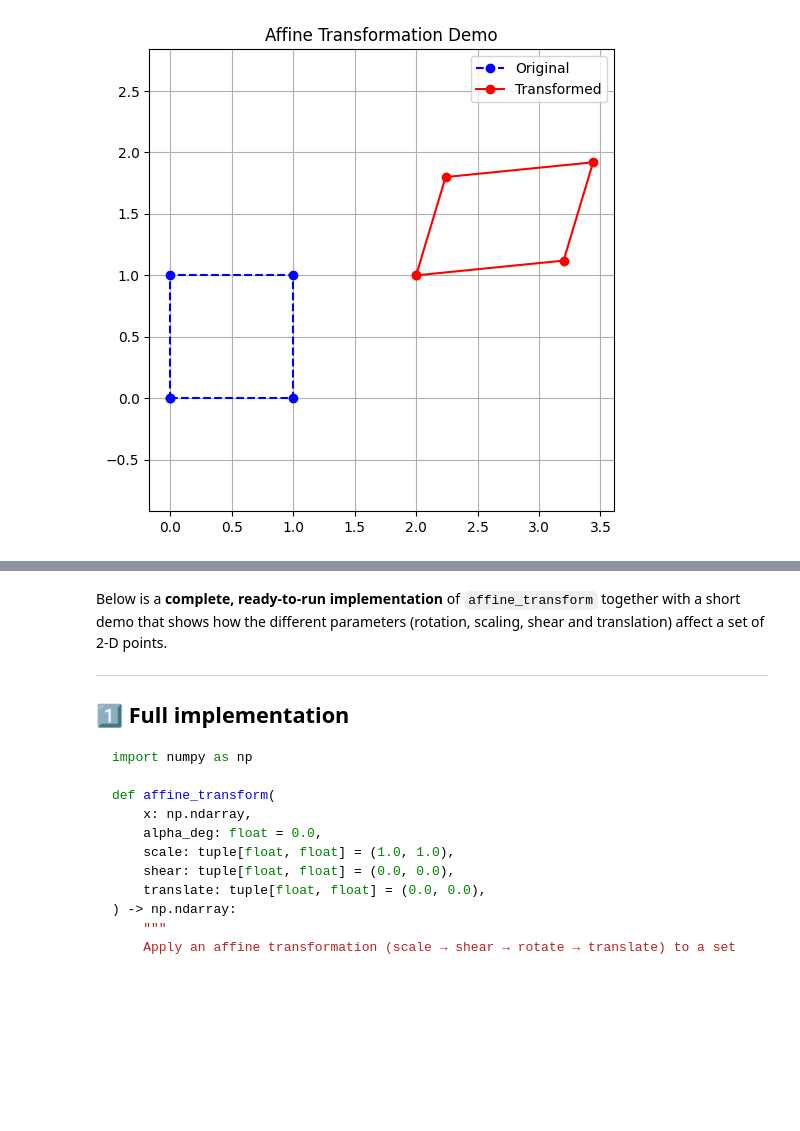
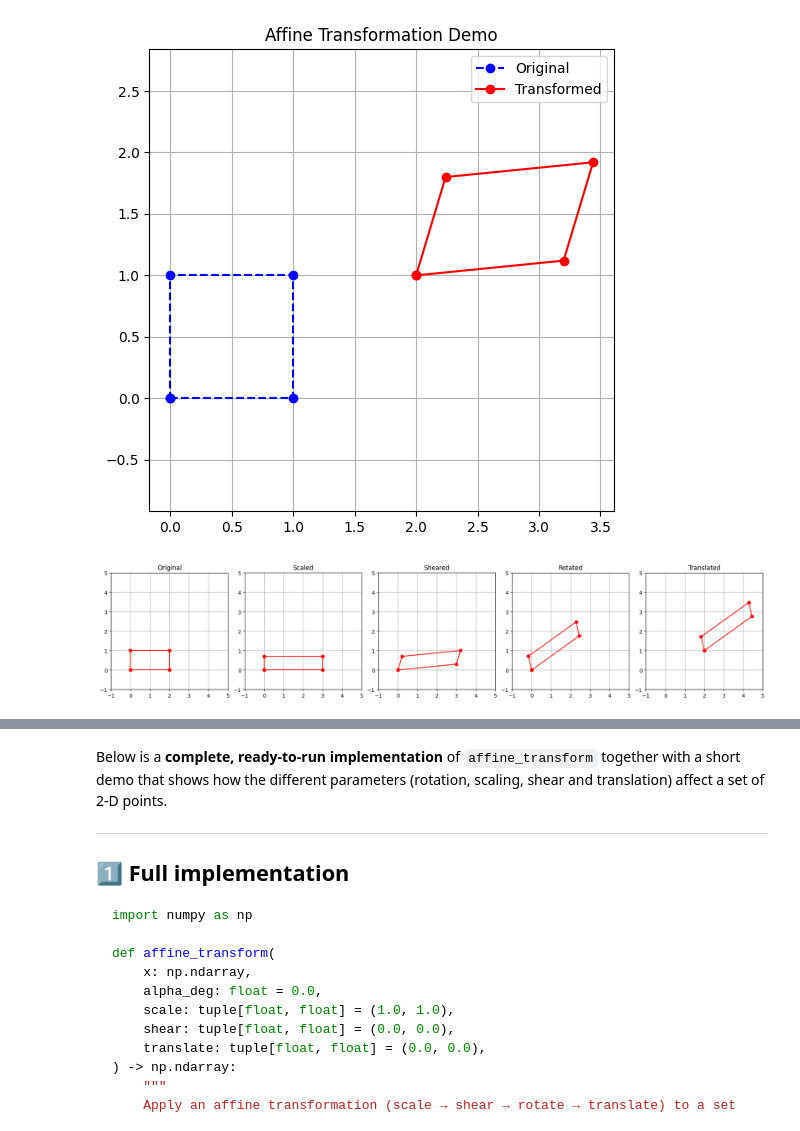
Before and after one commit to Alenushka2013/Khpi_master_studing, a Jupyter notebook: IDT_Lab_3_Marrix_mapping.ipynb, the cells around one changed output, grey strips where cells are left out. Saved outputs shown, nothing was run; the diff lists cells and outputs as text; code cells hidden in the pictures; blank space fills up the shorter version.

```diff
--- a/IDT_Lab_3_Marrix_mapping.ipynb
+++ b/IDT_Lab_3_Marrix_mapping.ipynb
@@ -120,3 +120,99 @@ def plot_affine_demo():
 plot_affine_demo()
 # %% [output]
 [figure]
+# %%
+"""
+🔍 Що показує цей код
+
+Original — синій квадрат.
+
+Scaled — розтягнутий по осях.
+
+Sheared — нахилений (shear).
+
+Rotated — повернутий.
+
+Translated — переміщений у нову позицію.
+
+Таким чином ти бачиш крок за кроком, як працює афінне перетворення.
+"""
+
+import numpy as np
+import matplotlib.pyplot as plt
+
+
+def affine_transform(
+    x: np.ndarray,
+    alpha_deg: float,
+    scale: tuple[float, float],
+    shear: tuple[float, float],
+    translate: tuple[float, float],
+) -> np.ndarray:
+    """Compute affine transformation"""
+    alpha = np.deg2rad(alpha_deg)
+    R = np.array([[np.cos(alpha), -np.sin(alpha)],
+                  [np.sin(alpha),  np.cos(alpha)]])
+    S = np.array([[scale[0], 0],
+                  [0, scale[1]]])
+    Sh = np.array([[1, shear[0]],
+                   [shear[1], 1]])
+
+    A = R @ Sh @ S
+    transformed = (A @ x.T).T + np.array(translate)
+    return transformed
+
+
+def plot_affine_steps():
+    # Початкова фігура — квадрат
+    square = np.array([
+        [0, 0],
+        [2, 0],
+        [2, 1],
+        [0, 1],
+        [0, 0]  # замикання контуру
+    ])
+
+    # Параметри перетворення
+    alpha = 30
+    scale = (1.5, 0.7)
+    shear = (0.3, 0.1)
+    translate = (2, 1)
+
+    # Крок 1: Масштабування
+    S = np.array([[scale[0], 0], [0, scale[1]]])
+    scaled = (S @ square.T).T
+
+    # Крок 2: Shear
+    Sh = np.array([[1, shear[0]], [shear[1], 1]])
+    sheared = (Sh @ scaled.T).T
+
+    # Крок 3: Поворот
+    alpha_rad = np.deg2rad(alpha)
+    R = np.array([[np.cos(alpha_rad), -np.sin(alpha_rad)],
+                  [np.sin(alpha_rad),  np.cos(alpha_rad)]])
+    rotated = (R @ sheared.T).T
+
+    # Крок 4: Перенесення
+    translated = rotated + np.array(translate)
+
+    # Підготувати кроки для відображення
+    steps = [square, scaled, sheared, rotated, translated]
+    step_names = ["Original", "Scaled", "Sheared", "Rotated", "Translated"]
+
+    # Малюємо всі кроки підряд
+    fig, axs = plt.subplots(1, 5, figsize=(18, 4))
+    for i, (shape, name) in enumerate(zip(steps, step_names)):
+        axs[i].plot(shape[:, 0], shape[:, 1], 'ro-')
+        axs[i].set_title(name)
+        axs[i].set_aspect('equal')
+        axs[i].grid(True)
+        axs[i].set_xlim(-1, 5)
+        axs[i].set_ylim(-1, 5)
+    plt.tight_layout()
+    plt.show()
+
+
+# Виклик функції
+plot_affine_steps()
+# %% [output]
+[figure, added]
```
Also changed, not shown: parts of 1 cell of this notebook.
